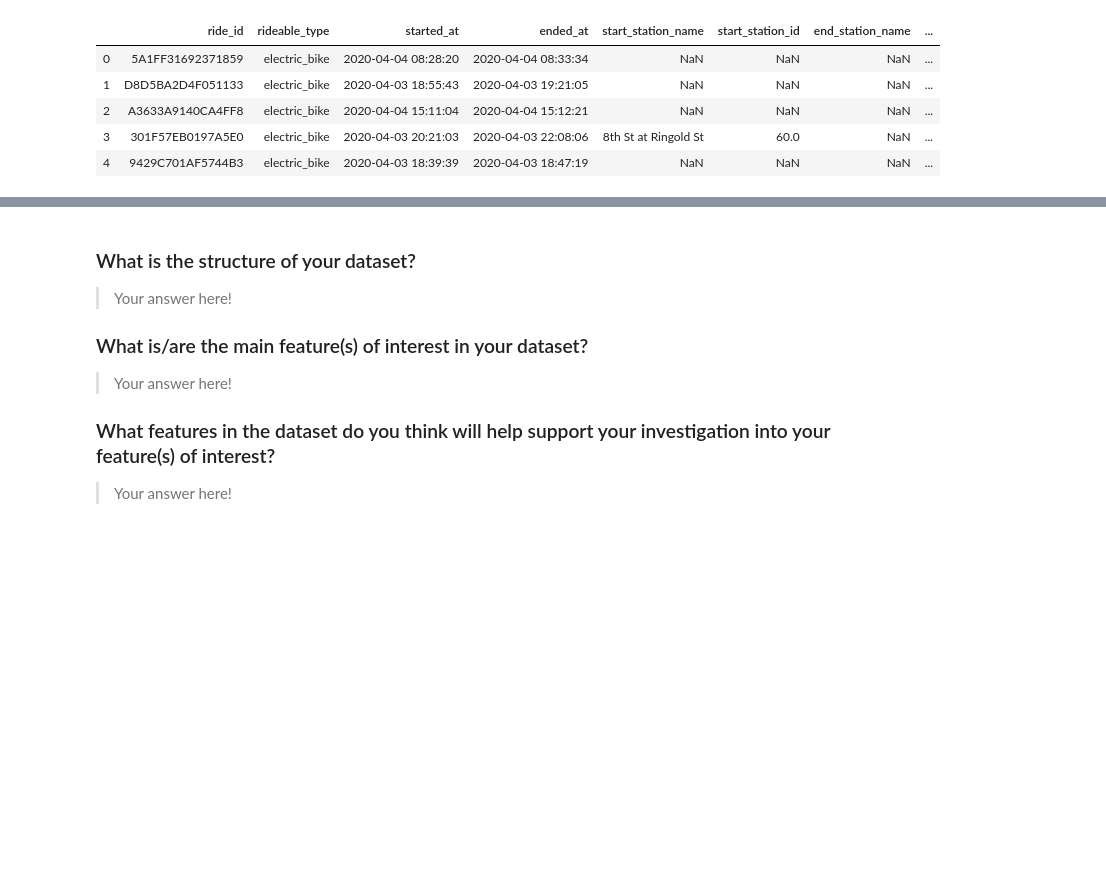
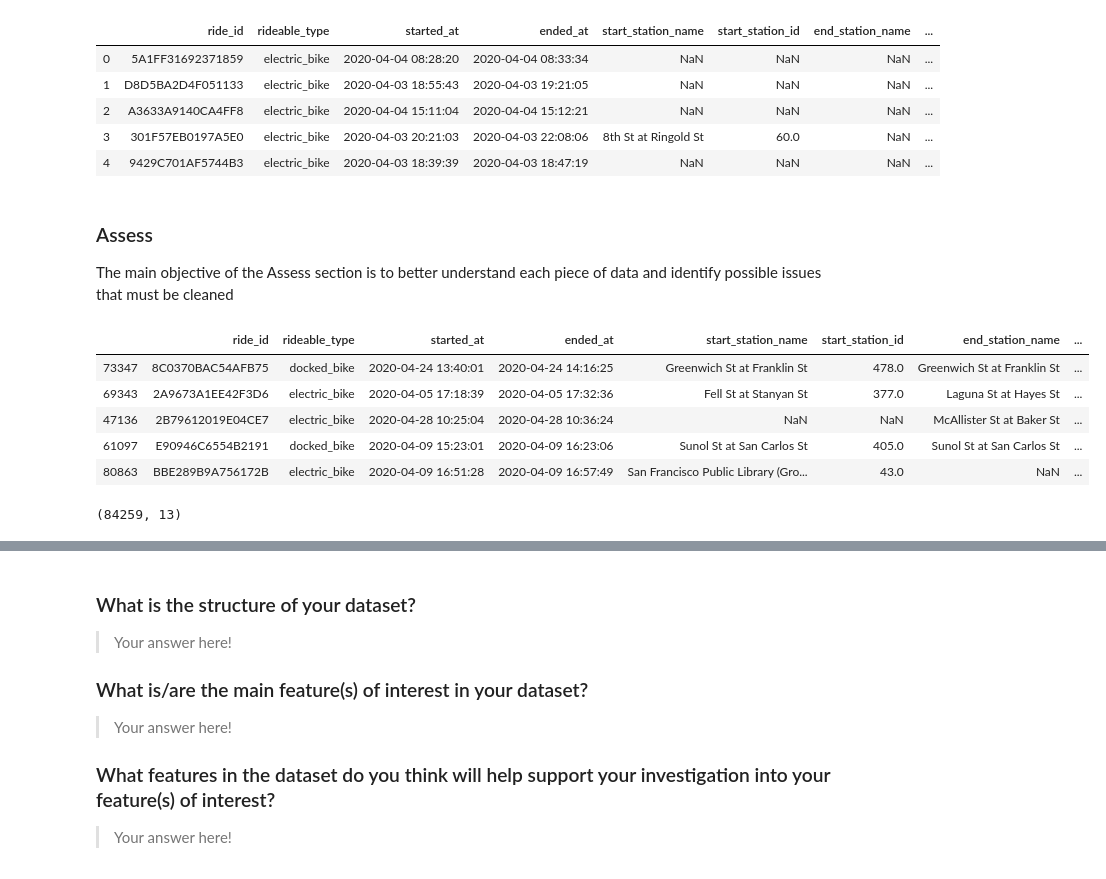
Before and after one commit to Nevesgmd/bay-wheels-data-analysis, a Jupyter notebook: exploration_template.ipynb, the cells around one changed output, grey strips where cells are left out. Saved outputs shown, nothing was run; the diff lists cells and outputs as text; code cells hidden in the pictures; blank space fills up the shorter version.

Commit message:
feat: assess section
Assess section was added in the exploration .ipynb file

```diff
--- a/exploration_template.ipynb
+++ b/exploration_template.ipynb
@@ -28,3 +28,19 @@ trip_data.head()
 | 2 | A3633A9140CA4FF8 | electric_bike | 2020-04-04 15:11:04 | 2020-04-04 15:12:21 | NaN | NaN | NaN | ... |
 | 3 | 301F57EB0197A5E0 | electric_bike | 2020-04-03 20:21:03 | 2020-04-03 22:08:06 | 8th St at Ringold St | 60.0 | NaN | ... |
 | 4 | 9429C701AF5744B3 | electric_bike | 2020-04-03 18:39:39 | 2020-04-03 18:47:19 | NaN | NaN | NaN | ... |
+# %% [markdown]
+### Assess
+The main objective of the Assess section is to better understand each piece of data and identify possible issues that must be cleaned
+# %%
+trip_data.sample(5)
+# %% [output]
+|  | ride_id | rideable_type | started_at | ended_at | start_station_name | start_station_id | end_station_name | ... |
+| 73347 | 8C0370BAC54AFB75 | docked_bike | 2020-04-24 13:40:01 | 2020-04-24 14:16:25 | Greenwich St at Franklin St | 478.0 | Greenwich St at Franklin St | ... |
+| 69343 | 2A9673A1EE42F3D6 | electric_bike | 2020-04-05 17:18:39 | 2020-04-05 17:32:36 | Fell St at Stanyan St | 377.0 | Laguna St at Hayes St | ... |
+| 47136 | 2B79612019E04CE7 | electric_bike | 2020-04-28 10:25:04 | 2020-04-28 10:36:24 | NaN | NaN | McAllister St at Baker St | ... |
+| 61097 | E90946C6554B2191 | docked_bike | 2020-04-09 15:23:01 | 2020-04-09 16:23:06 | Sunol St at San Carlos St | 405.0 | Sunol St at San Carlos St | ... |
+| 80863 | BBE289B9A756172B | electric_bike | 2020-04-09 16:51:28 | 2020-04-09 16:57:49 | San Francisco Public Library (Gro... | 43.0 | NaN | ... |
+# %%
+trip_data.shape
+# %% [output]
+(84259, 13)
```
Also changed, not shown: parts of 12 cells of this notebook.
